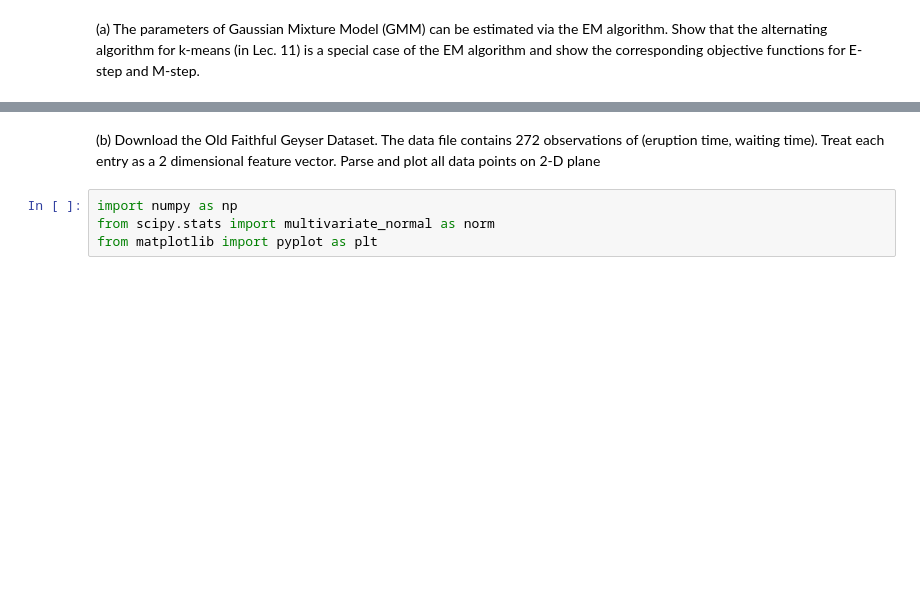
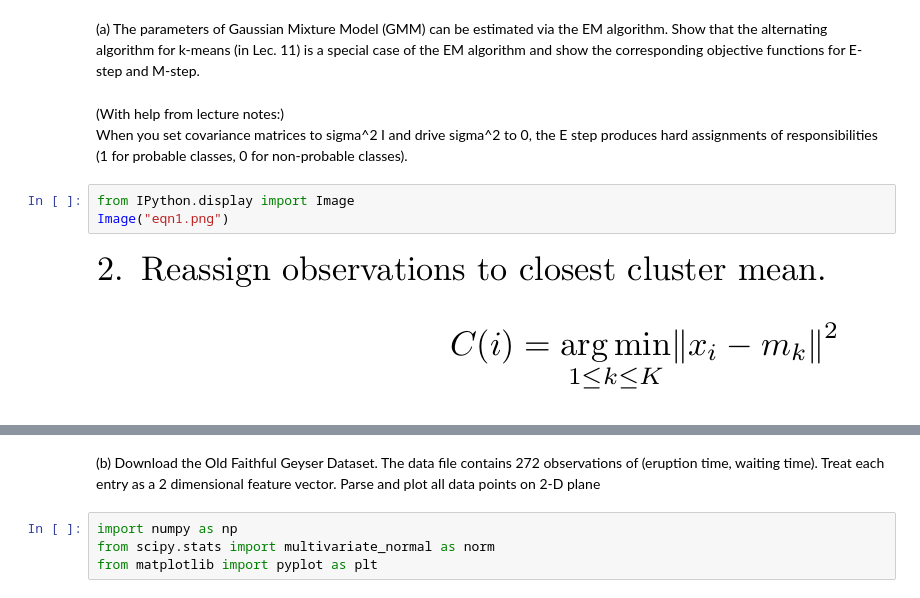
Before and after one commit to Vijay-P/CS5786-03, a Jupyter notebook: Q3.ipynb, the cells around one changed output, grey strips where cells are left out. Saved outputs shown, nothing was run; the diff lists cells and outputs as text; blank space fills up the shorter version.

```diff
--- a/Q3.ipynb
+++ b/Q3.ipynb
@@ -1,2 +1,10 @@
 # %% [markdown]
 (a) The parameters of Gaussian Mixture Model (GMM) can be estimated via the EM algorithm. Show that the alternating algorithm for k-means (in Lec. 11) is a special case of the EM algorithm and show the corresponding objective functions for E-step and M-step.
+# %% [markdown]
+(With help from lecture notes:)<br>
+When you set covariance matrices to sigma^2 I and drive sigma^2 to 0, the E step produces hard assignments of responsibilities (1 for probable classes, 0 for non-probable classes). <br>
+# %%
+from IPython.display import Image
+Image("eqn1.png")
+# %% [output]
+[figure, added]
```
Also changed, not shown: parts of 8 cells of this notebook, 6 other files.
